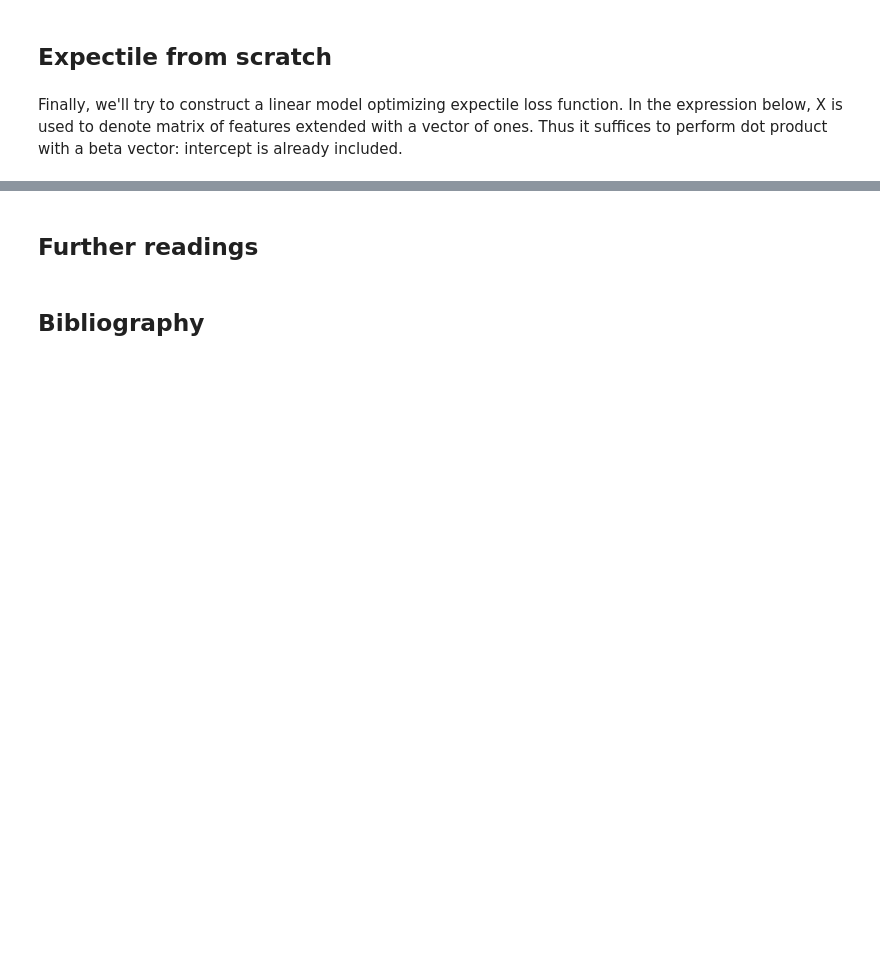
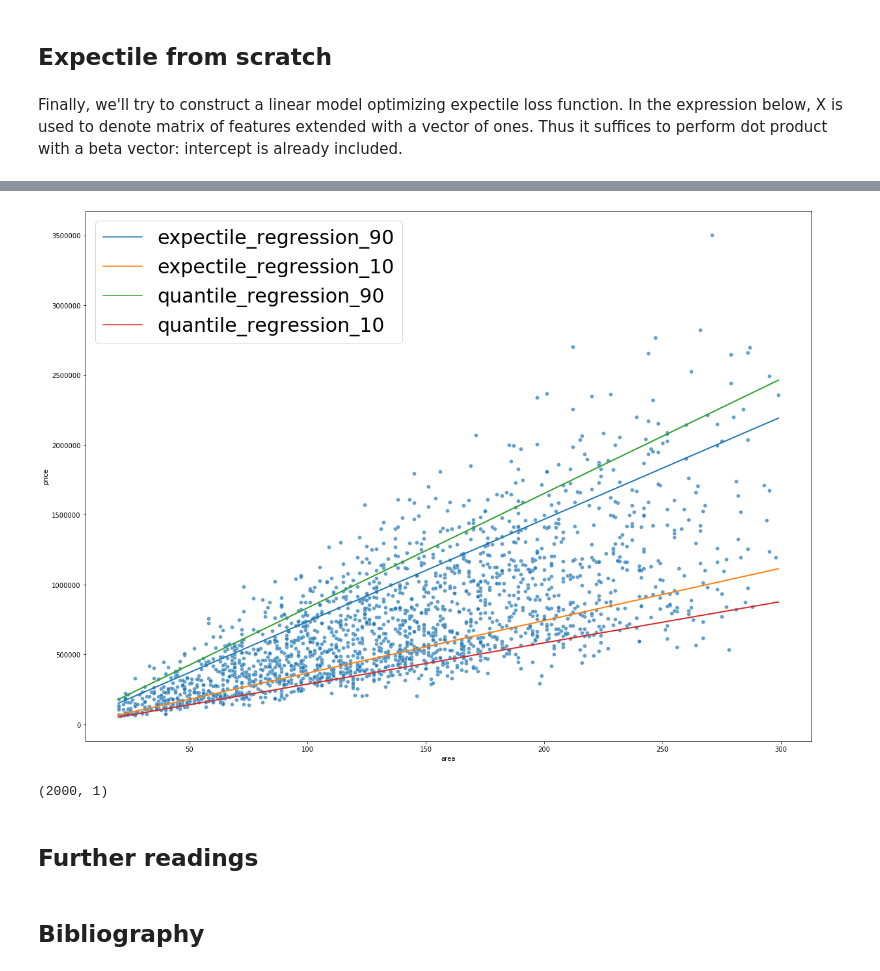
Before and after one commit to krzjoa/medium, a Jupyter notebook: 1_expectile/1_expectile.ipynb, the cells around one changed output, grey strips where cells are left out. Saved outputs shown, nothing was run; the diff lists cells and outputs as text; code cells hidden in the pictures; blank space fills up the shorter version.

```diff
--- a/1_expectile/1_expectile.ipynb
+++ b/1_expectile/1_expectile.ipynb
@@ -247,0 +265,17 @@ array([11.03593565, 42.08987745, 27.87504494, ..., 53.24305373,
+# %%
+models = {
+    'expectile_regression_90' : ExpectileRegression(e=.9),
+    'expectile_regression_10' : ExpectileRegression(e=.1),
+    'quantile_regression_90': QuantileRegression(quantile=.9),
+    'quantile_regression_10': QuantileRegression(quantile=.1),
+}
+
+linear_models(
+    data     = data,
+    models   = models,
+    features = ['area'],
+    target   = ['price'],
+    save     = 'img/linear_models_with_expectile_2.png'
+)
+# %% [output]
+[figure, added]
@@ -248,3 +288,17 @@ array([11.03593565, 42.08987745, 27.87504494, ..., 53.24305373,
+# %%
+y_hat = exp_reg.predict(data[['area']])
+y = data[['price']].values
+errors = y.reshape(-1, 1) - y_hat.reshape(-1, 1)
+e = .2
+X = data[['area']].values
+
+second = np.where(errors < 0, 1 - e , e) * errors
+second.shape
+
+# X @
+X.shape
+# %% [output]
+(2000, 1)
 # %% [markdown]
 ## Further readings
 # %% [markdown]
```
Also changed, not shown: parts of 6 cells of this notebook, 13 other files.
